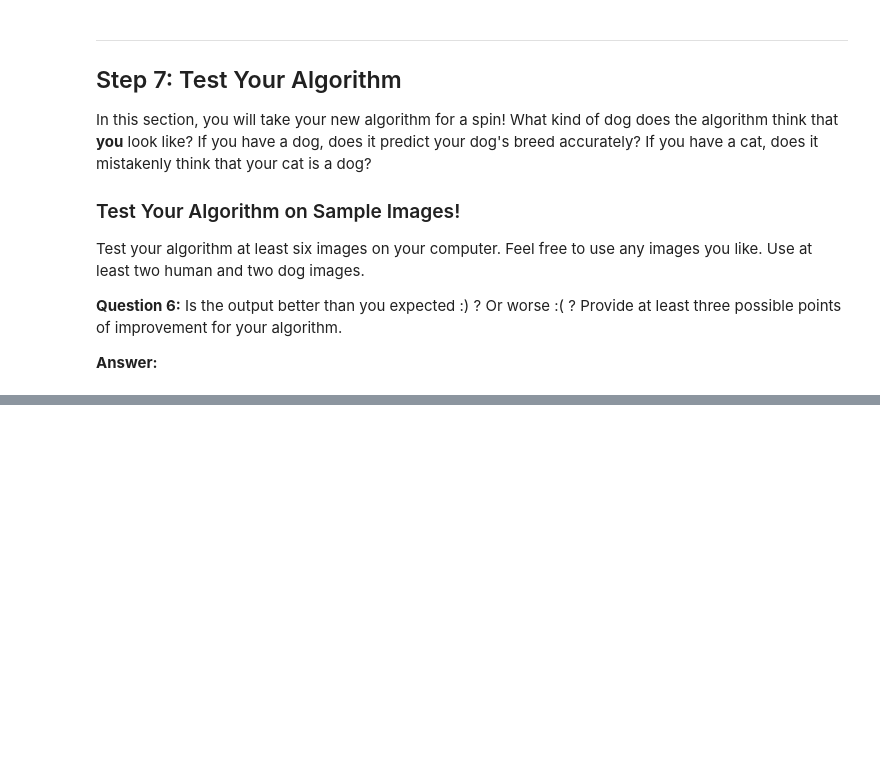
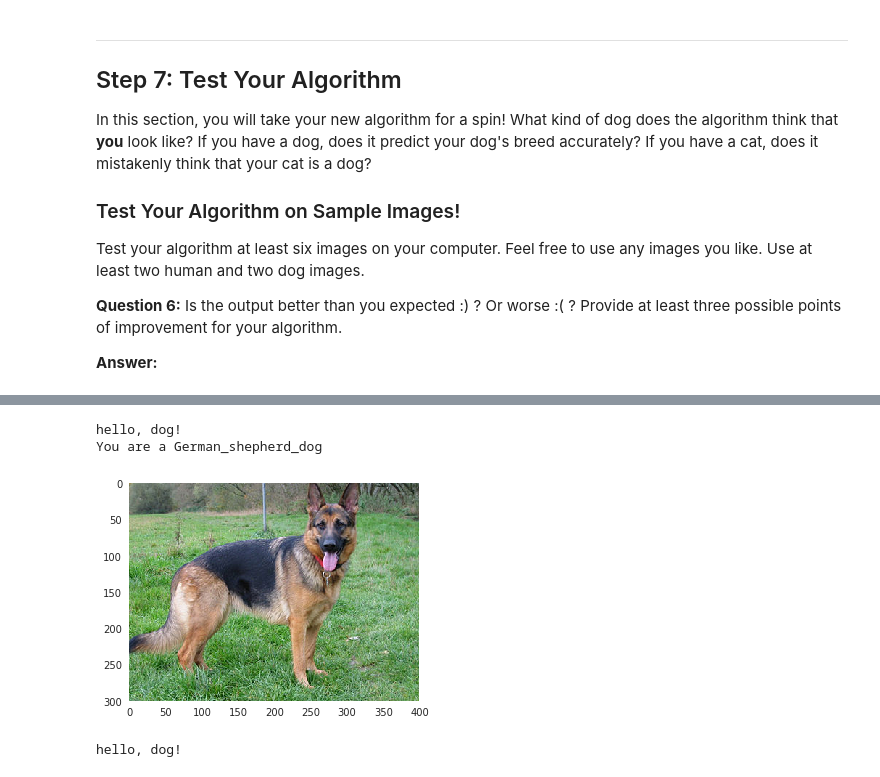
Before and after one commit to neethupanackal/dog-project, a Jupyter notebook: dog_app.ipynb, the cells around one changed output, grey strips where cells are left out. Drawn from its saved outputs; the diff is of its cells as text; code cells hidden in the pictures; blank space fills up the shorter version.

```diff
--- a/dog_app.ipynb
+++ b/dog_app.ipynb
@@ -791,0 +802,10 @@ Downloading data from https://github.com/fchollet/deep-learning-models/releases/
+# %%
+human_dog_detector('images/German_Sheperd.jpg');
+# %% [output]
+hello, dog!
+You are a German_shepherd_dog
+[figure, added]
+# %%
+human_dog_detector('images/pomeranian_small.jpg');
+# %% [output]
+hello, dog!
```
Also changed, not shown: parts of 6 cells of this notebook, 1 other file.
